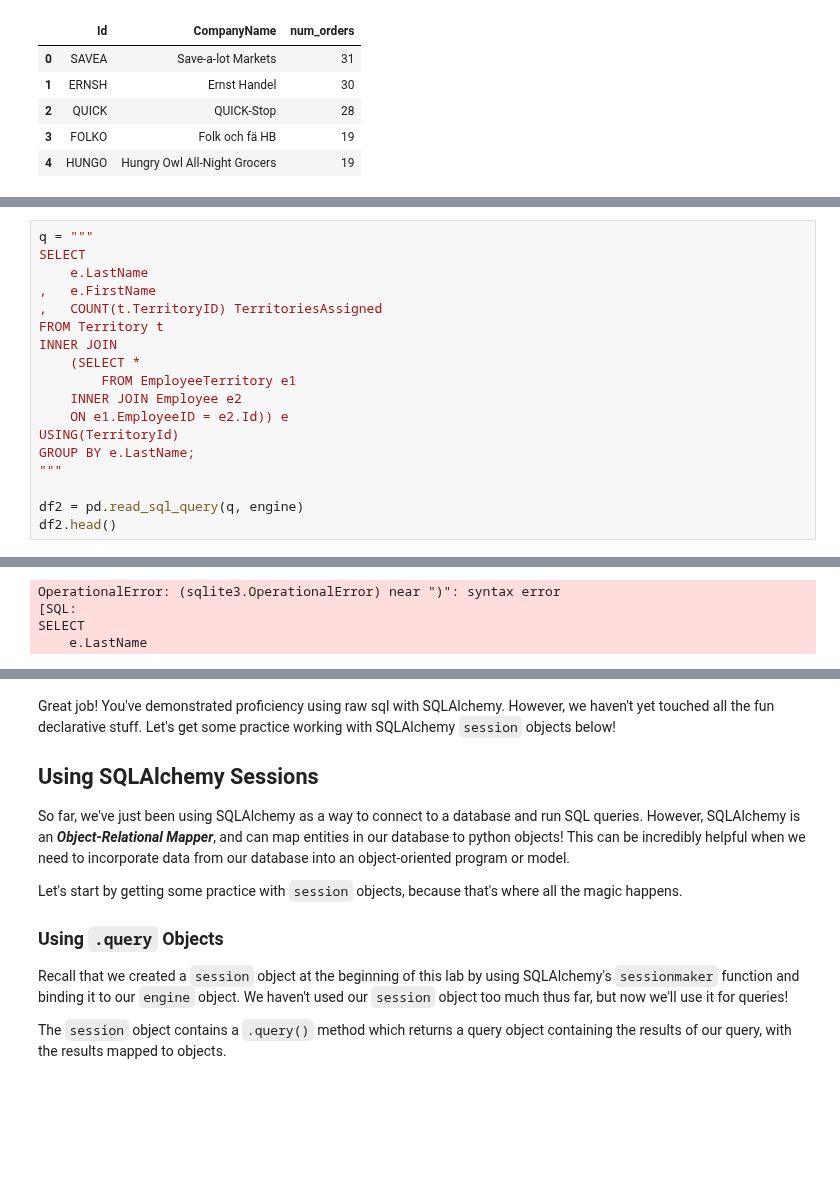
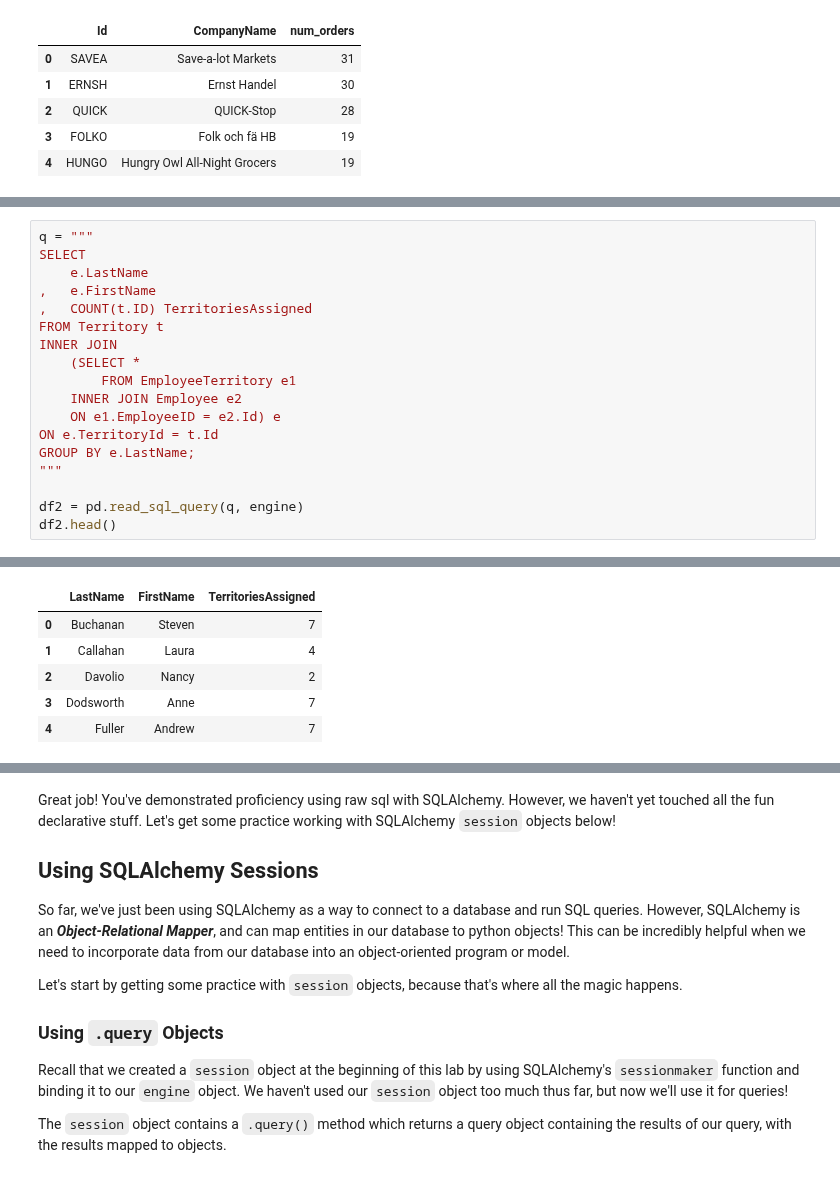
Before and after one commit to jnawjux/dsc-2-13-11-queries-with-sqlalchemy-lab-seattle-ds-career-040119, a Jupyter notebook: index.ipynb, the cells around one changed output, grey strips where cells are left out. Saved outputs shown, nothing was run; the diff lists cells and outputs as text; blank space fills up the shorter version.

```diff
--- a/index.ipynb
+++ b/index.ipynb
@@ -362,14 +362,14 @@ q = """
 SELECT
     e.LastName
 ,   e.FirstName
-,   COUNT(t.TerritoryID) TerritoriesAssigned
+,   COUNT(t.ID) TerritoriesAssigned
 FROM Territory t
 INNER JOIN
     (SELECT *
         FROM EmployeeTerritory e1
     INNER JOIN Employee e2
-    ON e1.EmployeeID = e2.Id)) e
-USING(TerritoryId)
+    ON e1.EmployeeID = e2.Id) e
+ON e.TerritoryId = t.Id
 GROUP BY e.LastName;
 """
 
@@ -395,7 +394,9 @@ GROUP BY e.LastName;
-OperationalError: (sqlite3.OperationalError) near ")": syntax error
-[SQL:
-SELECT
-    e.LastName
+|  | LastName | FirstName | TerritoriesAssigned |
+| 0 | Buchanan | Steven | 7 |
+| 1 | Callahan | Laura | 4 |
+| 2 | Davolio | Nancy | 2 |
+| 3 | Dodsworth | Anne | 7 |
+| 4 | Fuller | Andrew | 7 |
 # %% [markdown]
 #### Expected Output:
 
```
Also changed, not shown: parts of 1 cell of this notebook.
